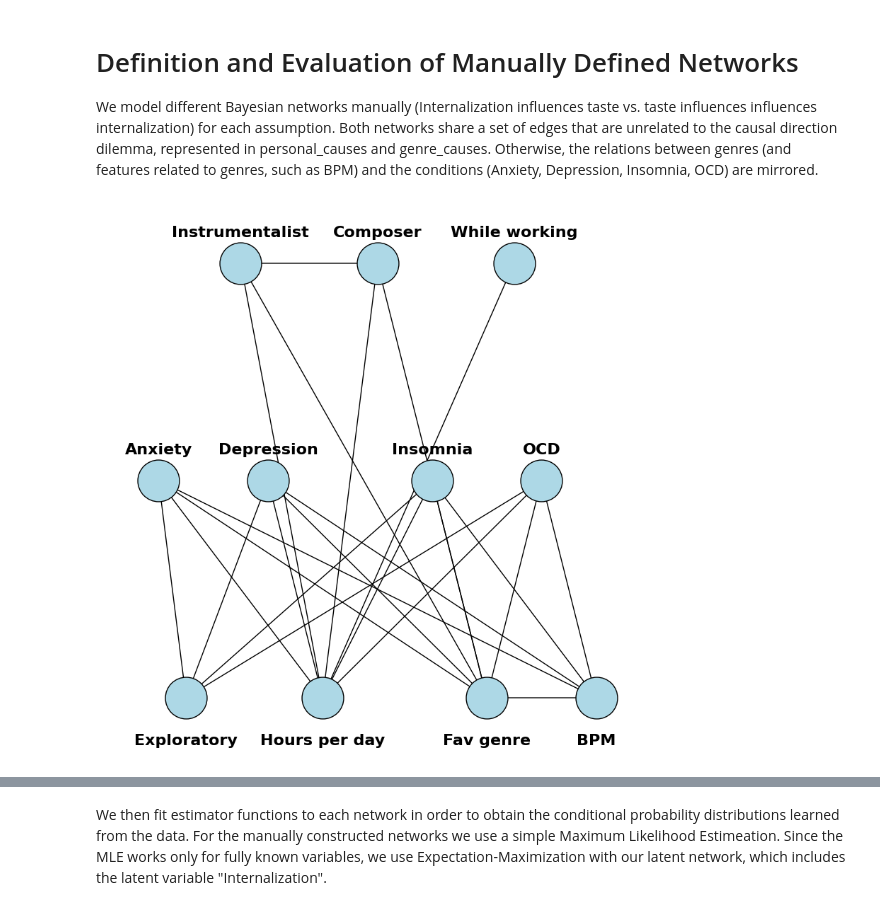
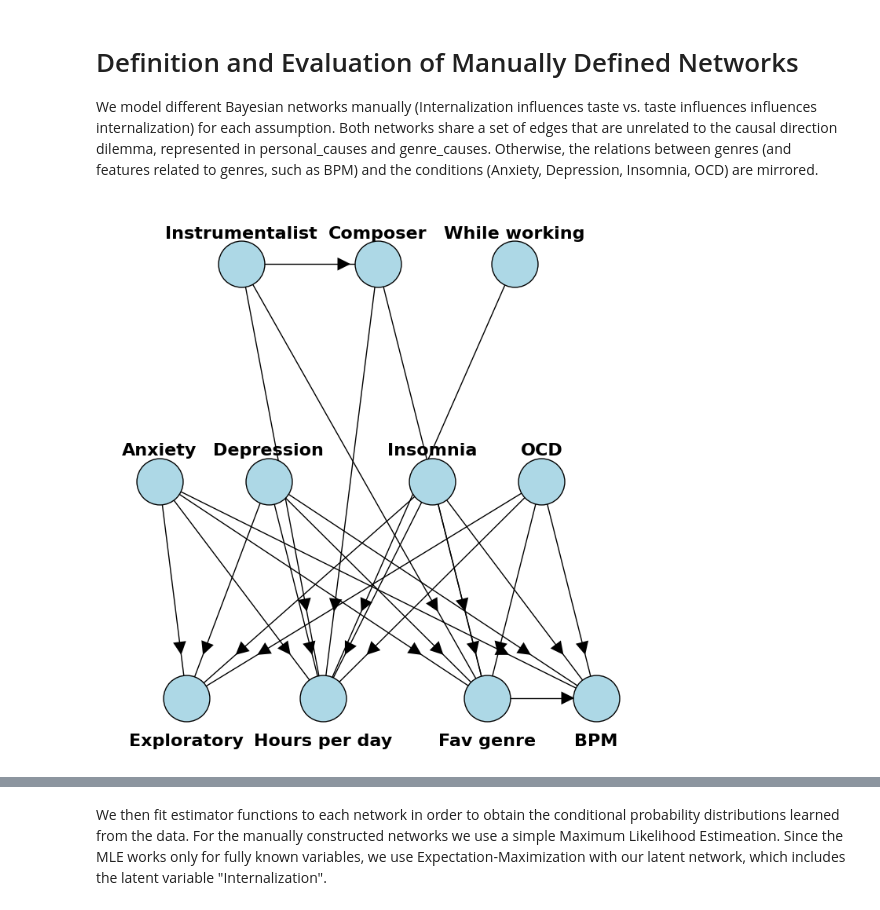
Before and after one commit to KonstantinKanchev/Music-Taste-and-Mental-Health, a Jupyter notebook: networks.ipynb, the cells around one changed output, grey strips where cells are left out. Cells and saved outputs as stored; diff of their text form; code cells hidden in the pictures.

Commit message:
Fixed variable names and network drawing

```diff
--- a/networks.ipynb
+++ b/networks.ipynb
@@ -127,11 +127,14 @@ taste_influences_internalization = [
     ('Exploratory', 'OCD')
 ] + personal_causes + genre_causes
 # %%
-BN_MHIT = DiscreteBayesianNetwork(mental_health_influences_taste)
-BN_TIMH = DiscreteBayesianNetwork(taste_influences_mental_health)
+BN_IIT = DiscreteBayesianNetwork(internalization_influences_taste)
+BN_TII = DiscreteBayesianNetwork(taste_influences_internalization)
 # %%
+from matplotlib.patches import FancyArrowPatch
+
 G = nx.DiGraph()
-G.add_edges_from(BN_MHIT.edges())
+G.add_edges_from(BN_IIT.edges())
+
 pos = {
     'Instrumentalist': [0.25, 0],
     'Composer': [0.5, 0],
@@ -142,43 +145,71 @@ pos = {
     'OCD': [0.8, -0.5],
     'Exploratory': [0.15, -1],
     'Hours per day': [0.4, -1],
     'Fav genre': [0.7, -1],
     'BPM': [0.9, -1]
 }
 
-plt.figure(figsize=(10, 10))
+plt.figure(figsize=(9, 9))
 plt.margins(0.07)
+ax = plt.gca()
 
-# Light-blue nodes
+# Draw nodes
 nx.draw_networkx_nodes(
     G, pos,
     node_color="#add8e6",
     edgecolors="black",
-    node_size=1800
+    node_size=1800,
+    ax=ax
 )
 
-# Edges
-nx.draw_networkx_edges(G, pos, arrows=True)
+# Draw edges without arrows
+nx.draw_networkx_edges(
+    G, pos,
+    arrows=False,
+    width=1,
+    ax=ax
+)
 
-# ---- Split label positions ----
+# Draw arrows 80% along each edge
+for u, v in G.edges():
+    x_start, y_start = pos[u]
+    x_end, y_end = pos[v]
+
+    # Compute position 80% along the edge
+    x_arrow = x_start + 0.80 * (x_end - x_start)
+    y_arrow = y_start + 0.80 * (y_end - y_start)
+
+    # Direction vector
+    dx = x_end - x_start
+    dy = y_end - y_start
+
+    arrow = FancyArrowPatch(
+        (x_arrow, y_arrow),
+        (x_arrow + 0.001*dx, y_arrow + 0.001*dy),  # tiny displacement to show arrowhead
+        arrowstyle='-|>',
+        mutation_scale=30,
+        color='black',
+        lw=0
+    )
+    ax.add_patch(arrow)
+
+# Labels
 top_labels = {n: (x, y + 0.07) for n, (x, y) in pos.items() if y >= -0.5}
 middle_labels = {n: (x, y + 0.07) for n, (x, y) in pos.items() if y == -0.5}
 bottom_labels = {n: (x, y - 0.10) for n, (x, y) in pos.items() if y == -1}
-
-# Combine them
 label_pos = {**top_labels, **middle_labels, **bottom_labels}
 
-# Draw labels
 nx.draw_networkx_labels(
     G,
     label_pos,
     font_size=16,
-    font_weight="bold"
+    font_weight="bold",
+    ax=ax
 )
 
 plt.axis("off")
 plt.show()
 # %% [output]
-[figure, old version]
+[figure, new version]
 # %%
 G = nx.DiGraph()
```
Also changed, not shown: parts of 15 cells of this notebook, 2 other files.
